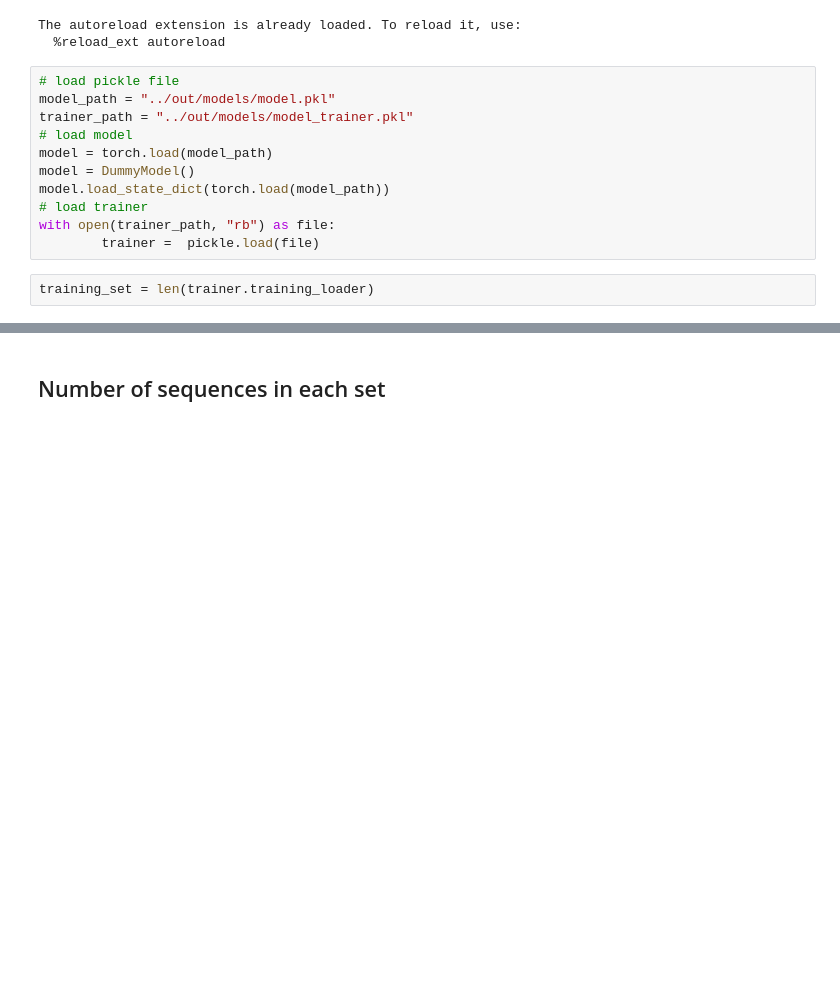
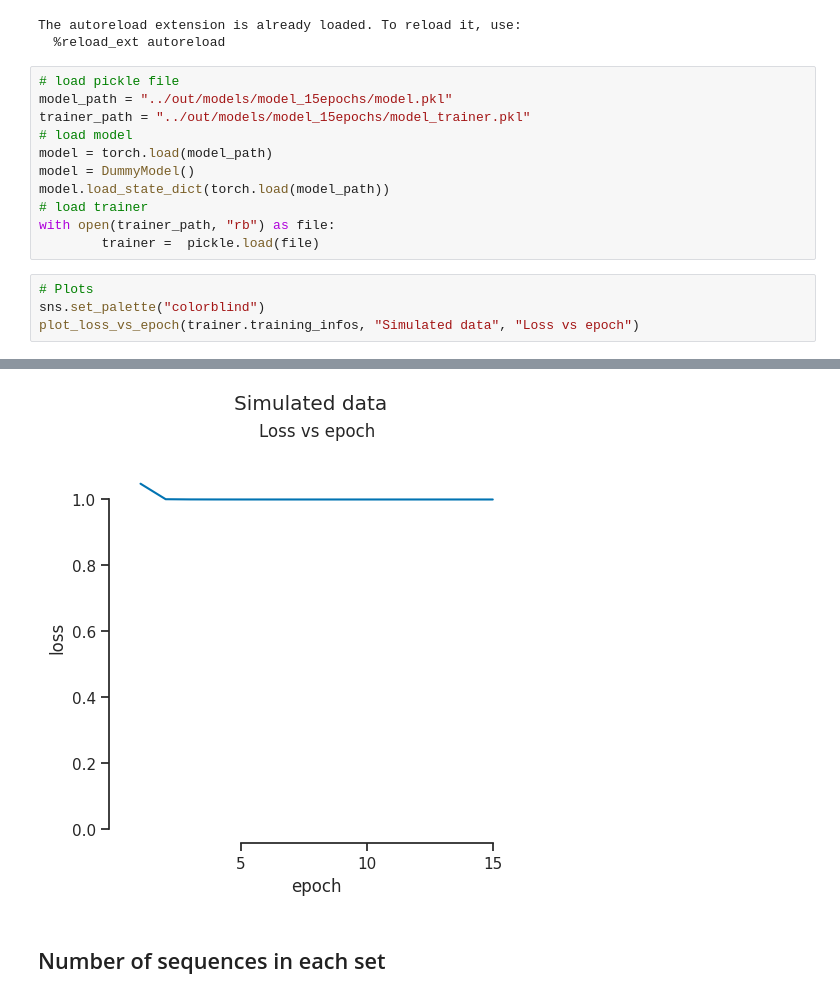
Before and after one commit to luisas/CrossEvoPred, a Jupyter notebook: bin/01_evaluation_chr1.ipynb, the cells around one changed output, grey strips where cells are left out. Saved outputs shown, nothing was run; the diff lists cells and outputs as text; blank space fills up the shorter version.

```diff
--- a/bin/01_evaluation_chr1.ipynb
+++ b/bin/01_evaluation_chr1.ipynb
@@ -33,8 +33,8 @@ The autoreload extension is already loaded. To reload it, use:
   %reload_ext autoreload
 # %%
 # load pickle file
-model_path = "../out/models/model.pkl"
-trainer_path = "../out/models/model_trainer.pkl"
+model_path = "../out/models/model_15epochs/model.pkl"
+trainer_path = "../out/models/model_15epochs/model_trainer.pkl"
 # load model
 model = torch.load(model_path)
 model = DummyModel()
@@ -43,4 +43,7 @@ model.load_state_dict(torch.load(model_path))
 with open(trainer_path, "rb") as file:
         trainer =  pickle.load(file)
 # %%
-training_set = len(trainer.training_loader)
+# Plots
+sns.set_palette("colorblind")
+plot_loss_vs_epoch(trainer.training_infos, "Simulated data", "Loss vs epoch")
+# %% [output]
@@ -47,3 +51,4 @@ training_set = len(trainer.training_loader)
+[figure, added]
 # %% [markdown]
 ## Number of sequences in each set
 # %%
```
Also changed, not shown: parts of 7 cells of this notebook, 16 other files.
